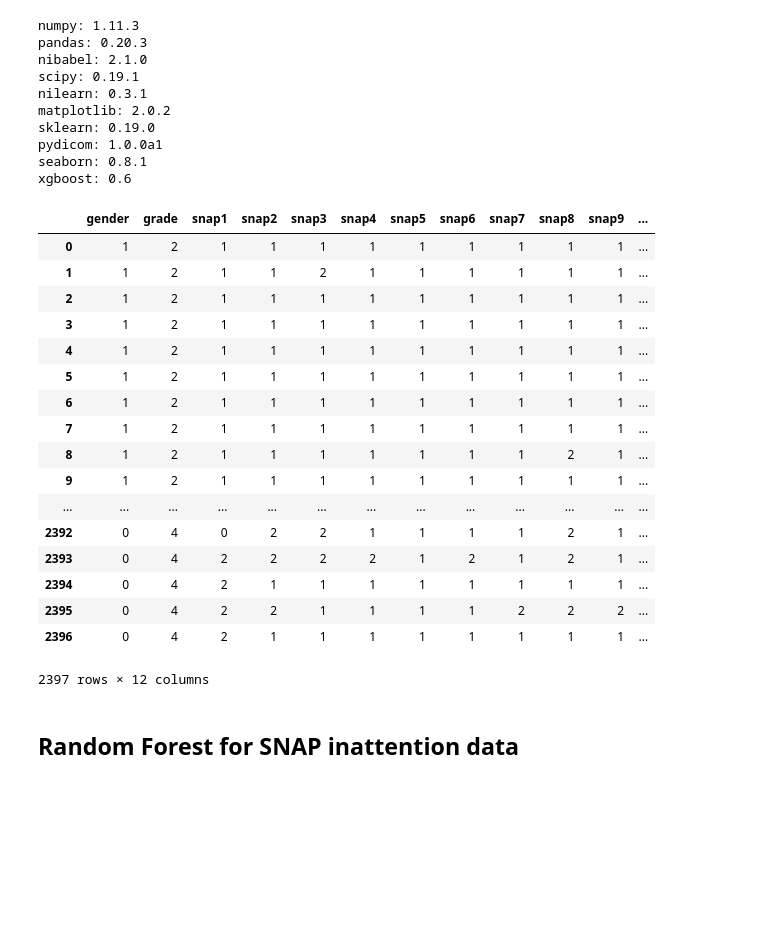
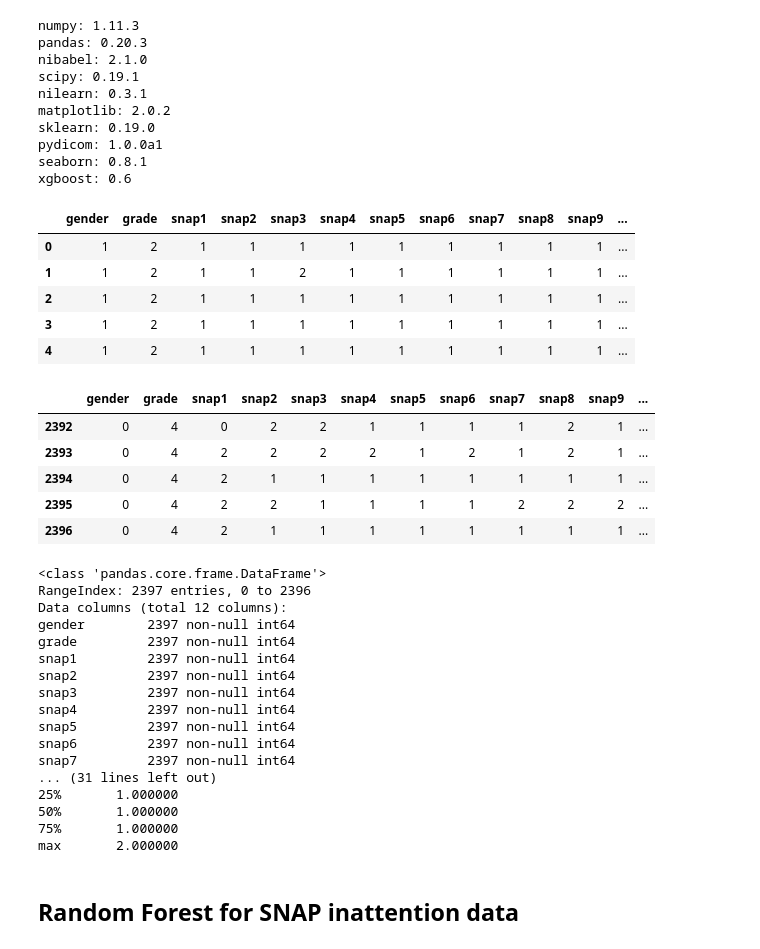
Before and after one commit to arvidl/inattention-populationsample, a Jupyter notebook: notebooks/prediction.ipynb, the cells around one changed output. Drawn from its saved outputs; the diff is of its cells as text; code cells hidden in the pictures; blank space fills up the shorter version.

```diff
--- a/notebooks/prediction.ipynb
+++ b/notebooks/prediction.ipynb
@@ -74,27 +84,45 @@ fnE = "../data/inattention_nomiss_2397x12_snap_is_0_1_2_outcome_is_0_1_2.csv"
 # %%
 # The inattention_nomiss_2397x12_snap_is_0_1_2_outcome_is_L_M_H.csv data
 
 dfC = pd.read_csv(fnC)
-dfC
+dfC.head()
 # %% [output]
 |  | gender | grade | snap1 | snap2 | snap3 | snap4 | snap5 | snap6 | snap7 | snap8 | snap9 | ... |
 | 0 | 1 | 2 | 1 | 1 | 1 | 1 | 1 | 1 | 1 | 1 | 1 | ... |
 | 1 | 1 | 2 | 1 | 1 | 2 | 1 | 1 | 1 | 1 | 1 | 1 | ... |
 | 2 | 1 | 2 | 1 | 1 | 1 | 1 | 1 | 1 | 1 | 1 | 1 | ... |
 | 3 | 1 | 2 | 1 | 1 | 1 | 1 | 1 | 1 | 1 | 1 | 1 | ... |
 | 4 | 1 | 2 | 1 | 1 | 1 | 1 | 1 | 1 | 1 | 1 | 1 | ... |
-| 5 | 1 | 2 | 1 | 1 | 1 | 1 | 1 | 1 | 1 | 1 | 1 | ... |
-| 6 | 1 | 2 | 1 | 1 | 1 | 1 | 1 | 1 | 1 | 1 | 1 | ... |
-| 7 | 1 | 2 | 1 | 1 | 1 | 1 | 1 | 1 | 1 | 1 | 1 | ... |
-| 8 | 1 | 2 | 1 | 1 | 1 | 1 | 1 | 1 | 1 | 2 | 1 | ... |
-| 9 | 1 | 2 | 1 | 1 | 1 | 1 | 1 | 1 | 1 | 1 | 1 | ... |
-| ... | ... | ... | ... | ... | ... | ... | ... | ... | ... | ... | ... | ... |
-| 2392 | 0 | 4 | 0 | 2 | 2 | 1 | 1 | 1 | 1 | 2 | 1 | ... |
-| 2393 | 0 | 4 | 2 | 2 | 2 | 2 | 1 | 2 | 1 | 2 | 1 | ... |
-| 2394 | 0 | 4 | 2 | 1 | 1 | 1 | 1 | 1 | 1 | 1 | 1 | ... |
-| 2395 | 0 | 4 | 2 | 2 | 1 | 1 | 1 | 1 | 2 | 2 | 2 | ... |
-| 2396 | 0 | 4 | 2 | 1 | 1 | 1 | 1 | 1 | 1 | 1 | 1 | ... |
-2397 rows × 12 columns
+# %%
+dfC.tail()
+# %% [output]
+|  | gender | grade | snap1 | snap2 | snap3 | snap4 | snap5 | snap6 | snap7 | snap8 | snap9 | ... |
+| 2392 | 0 | 4 | 0 | 2 | 2 | 1 | 1 | 1 | 1 | 2 | 1 | ... |
+| 2393 | 0 | 4 | 2 | 2 | 2 | 2 | 1 | 2 | 1 | 2 | 1 | ... |
+| 2394 | 0 | 4 | 2 | 1 | 1 | 1 | 1 | 1 | 1 | 1 | 1 | ... |
+| 2395 | 0 | 4 | 2 | 2 | 1 | 1 | 1 | 1 | 2 | 2 | 2 | ... |
+| 2396 | 0 | 4 | 2 | 1 | 1 | 1 | 1 | 1 | 1 | 1 | 1 | ... |
+# %%
+print(dfC.info())
+print(dfC.describe())
+# %% [output]
+<class 'pandas.core.frame.DataFrame'>
+RangeIndex: 2397 entries, 0 to 2396
+Data columns (total 12 columns):
+gender        2397 non-null int64
+grade         2397 non-null int64
+snap1         2397 non-null int64
+snap2         2397 non-null int64
+snap3         2397 non-null int64
+snap4         2397 non-null int64
+snap5         2397 non-null int64
+snap6         2397 non-null int64
+snap7         2397 non-null int64
+... (31 lines left out)
+25%       1.000000
+50%       1.000000
+75%       1.000000
+max       2.000000
 # %% [markdown]
 ## Random Forest for SNAP inattention data
 # %% [markdown]
```
Also changed, not shown: parts of 16 cells of this notebook.
